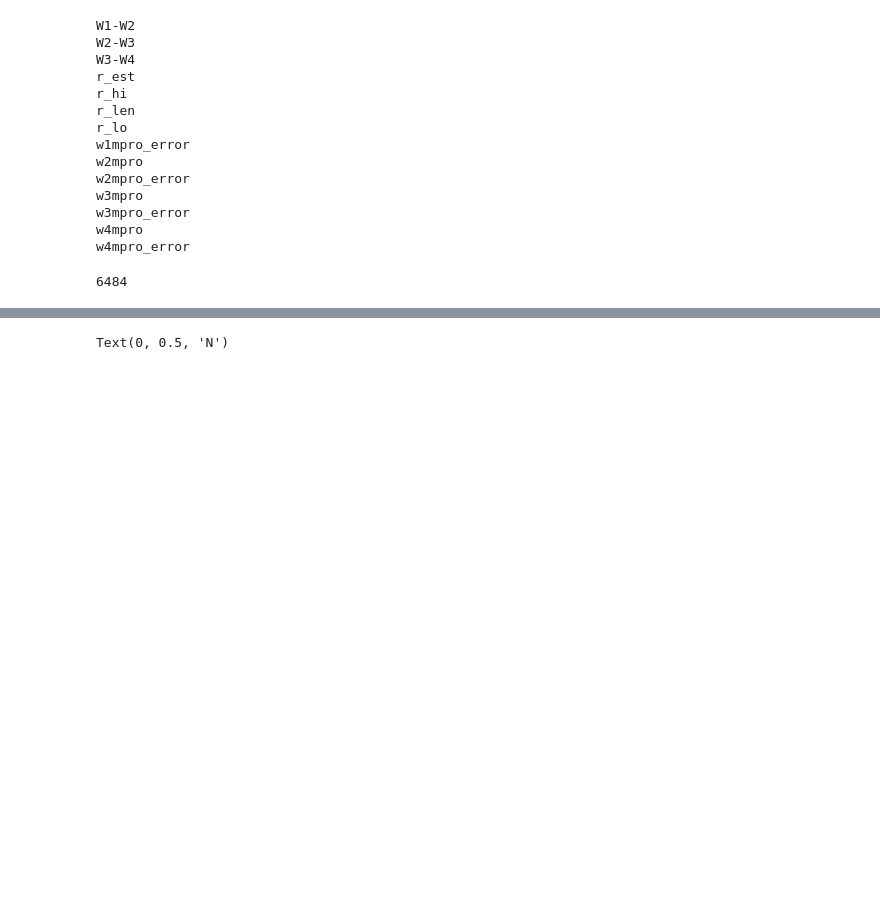
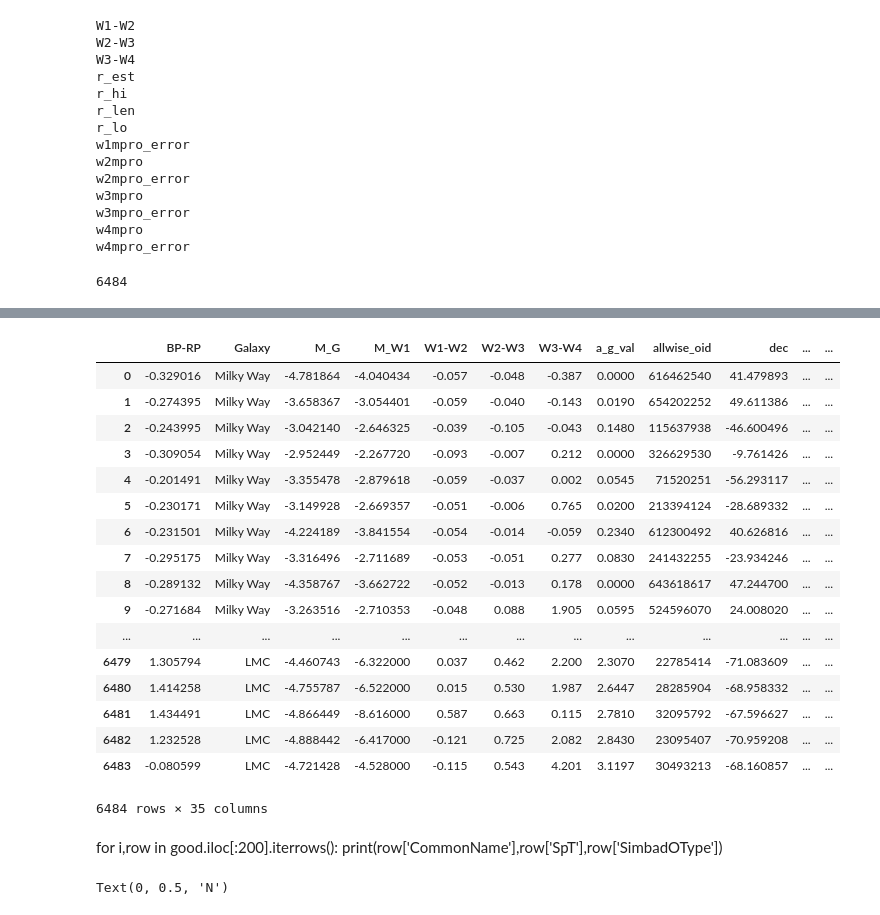
Before and after one commit to tzdwi/GaiaSprintMassive, a Jupyter notebook: WISE/data/bright_sample/sample.ipynb, the cells around one changed output, grey strips where cells are left out. Cells and saved outputs as stored; diff of their text form; code cells hidden in the pictures; blank space fills up the shorter version.

```diff
--- a/WISE/data/bright_sample/sample.ipynb
+++ b/WISE/data/bright_sample/sample.ipynb
@@ -378,3 +351,29 @@ HD 107788 B2III/IV Star
+# %%
+#That block added in Simbad info to good. Let's load it in now.
+good = pd.read_csv('massive.csv.gz')
+good
+# %% [output]
+|  | BP-RP | Galaxy | M_G | M_W1 | W1-W2 | W2-W3 | W3-W4 | a_g_val | allwise_oid | dec | ... | ... |
+| 0 | -0.329016 | Milky Way | -4.781864 | -4.040434 | -0.057 | -0.048 | -0.387 | 0.0000 | 616462540 | 41.479893 | ... | ... |
+| 1 | -0.274395 | Milky Way | -3.658367 | -3.054401 | -0.059 | -0.040 | -0.143 | 0.0190 | 654202252 | 49.611386 | ... | ... |
+| 2 | -0.243995 | Milky Way | -3.042140 | -2.646325 | -0.039 | -0.105 | -0.043 | 0.1480 | 115637938 | -46.600496 | ... | ... |
+| 3 | -0.309054 | Milky Way | -2.952449 | -2.267720 | -0.093 | -0.007 | 0.212 | 0.0000 | 326629530 | -9.761426 | ... | ... |
+| 4 | -0.201491 | Milky Way | -3.355478 | -2.879618 | -0.059 | -0.037 | 0.002 | 0.0545 | 71520251 | -56.293117 | ... | ... |
+| 5 | -0.230171 | Milky Way | -3.149928 | -2.669357 | -0.051 | -0.006 | 0.765 | 0.0200 | 213394124 | -28.689332 | ... | ... |
+| 6 | -0.231501 | Milky Way | -4.224189 | -3.841554 | -0.054 | -0.014 | -0.059 | 0.2340 | 612300492 | 40.626816 | ... | ... |
+| 7 | -0.295175 | Milky Way | -3.316496 | -2.711689 | -0.053 | -0.051 | 0.277 | 0.0830 | 241432255 | -23.934246 | ... | ... |
+| 8 | -0.289132 | Milky Way | -4.358767 | -3.662722 | -0.052 | -0.013 | 0.178 | 0.0000 | 643618617 | 47.244700 | ... | ... |
+| 9 | -0.271684 | Milky Way | -3.263516 | -2.710353 | -0.048 | 0.088 | 1.905 | 0.0595 | 524596070 | 24.008020 | ... | ... |
+| ... | ... | ... | ... | ... | ... | ... | ... | ... | ... | ... | ... | ... |
+| 6479 | 1.305794 | LMC | -4.460743 | -6.322000 | 0.037 | 0.462 | 2.200 | 2.3070 | 22785414 | -71.083609 | ... | ... |
+| 6480 | 1.414258 | LMC | -4.755787 | -6.522000 | 0.015 | 0.530 | 1.987 | 2.6447 | 28285904 | -68.958332 | ... | ... |
+| 6481 | 1.434491 | LMC | -4.866449 | -8.616000 | 0.587 | 0.663 | 0.115 | 2.7810 | 32095792 | -67.596627 | ... | ... |
+| 6482 | 1.232528 | LMC | -4.888442 | -6.417000 | -0.121 | 0.725 | 2.082 | 2.8430 | 23095407 | -70.959208 | ... | ... |
+| 6483 | -0.080599 | LMC | -4.721428 | -4.528000 | -0.115 | 0.543 | 4.201 | 3.1197 | 30493213 | -68.160857 | ... | ... |
+6484 rows × 35 columns
+# %% [markdown]
+for i,row in good.iloc[:200].iterrows():
+    print(row['CommonName'],row['SpT'],row['SimbadOType'])
 # %%
 #Distribution of Bp - Rp
 plt.hist(good['BP-RP'],bins='auto')
```
Also changed, not shown: parts of 4 cells of this notebook, 3 other files.
